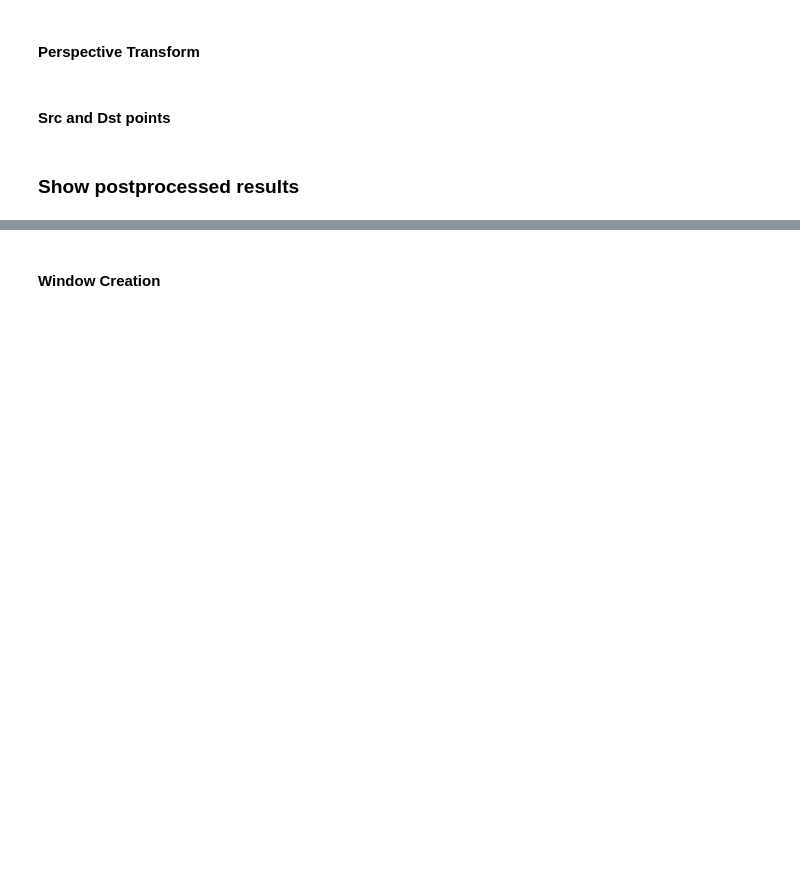
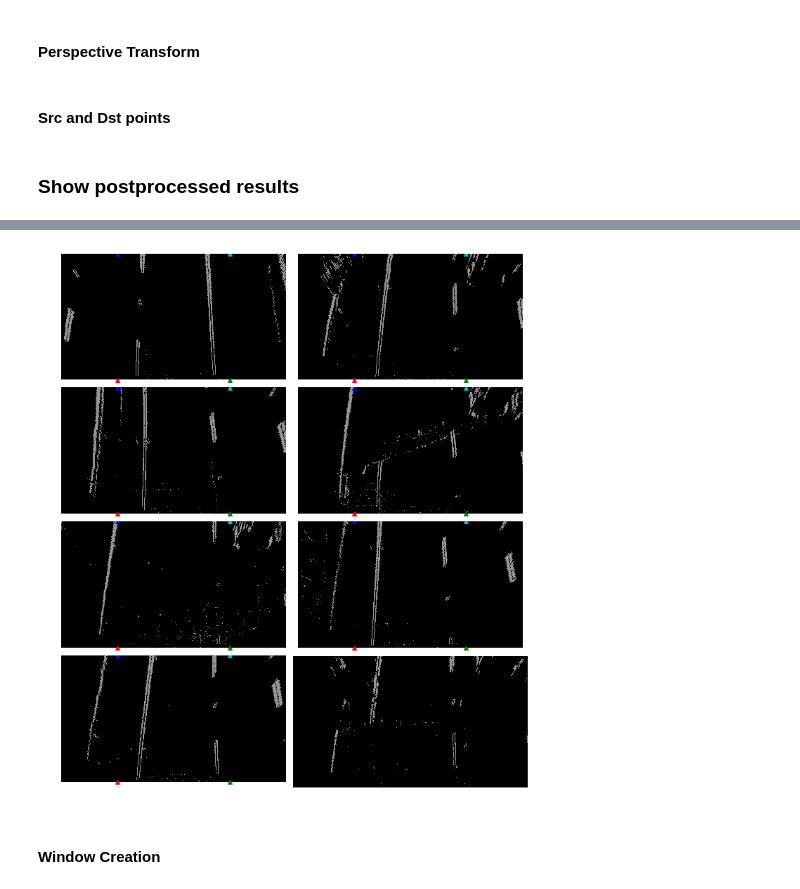
Before and after one commit to JonathanCMitchell/Advanced-Lane-Line-Detection, a Jupyter notebook: Experimenting.ipynb, the cells around one changed output, grey strips where cells are left out. Cells and saved outputs as stored; diff of their text form; code cells hidden in the pictures; blank space fills up the shorter version.

```diff
--- a/Experimenting.ipynb
+++ b/Experimenting.ipynb
@@ -326,27 +328,29 @@ def warper_plot(image, warped):
 # %%
-# plt.figure(figsize=(12,14))
-# gs1 = gridspec.GridSpec(4, 2)
-# gs1.update(wspace = 0.01, hspace = 0.01)
+plt.figure(figsize=(12,14))
+gs1 = gridspec.GridSpec(4, 2)
+gs1.update(wspace = 0.01, hspace = 0.01)
 
-# for idx, fname in enumerate(glob.glob('test_images/perspective*.jpg')):
+for idx, fname in enumerate(glob.glob('test_images/perspective*.jpg')):
 
-#     # destination points
+    # destination points
 
 
-#     plt.plot(top_left_dst[0], top_left_dst[1], 'b^')
-#     plt.plot(top_right_dst[0], top_right_dst[1], 'c^')
-#     plt.plot(bot_left_dst[0], bot_left_dst[1], 'r^')
-#     plt.plot(bot_right_dst[0], bot_right_dst[1], 'g^')
+    plt.plot(top_left_dst[0], top_left_dst[1], 'b^')
+    plt.plot(top_right_dst[0], top_right_dst[1], 'c^')
+    plt.plot(bot_left_dst[0], bot_left_dst[1], 'r^')
+    plt.plot(bot_right_dst[0], bot_right_dst[1], 'g^')
 
 
 
 
-#     img = cv2.imread(fname)
-#     img = cv2.cvtColor(img, cv2.COLOR_BGR2RGB)
+    img = cv2.imread(fname)
+    img = cv2.cvtColor(img, cv2.COLOR_BGR2RGB)
 
-#     ax1 = plt.subplot(gs1[idx])
-#     ax1.axis('off')
-#     plt.imshow(img)
-# plt.show()
+    ax1 = plt.subplot(gs1[idx])
+    ax1.axis('off')
+    plt.imshow(img)
+plt.show()
+# %% [output]
+[figure, added]
 # %% [markdown]
 #### Window Creation
```
Also changed, not shown: parts of 7 cells of this notebook, 10 other files.
